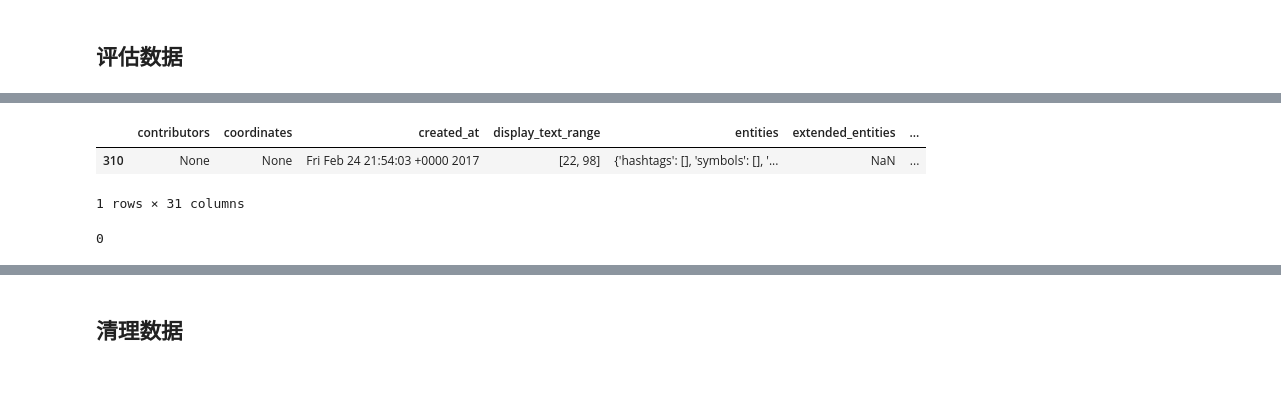
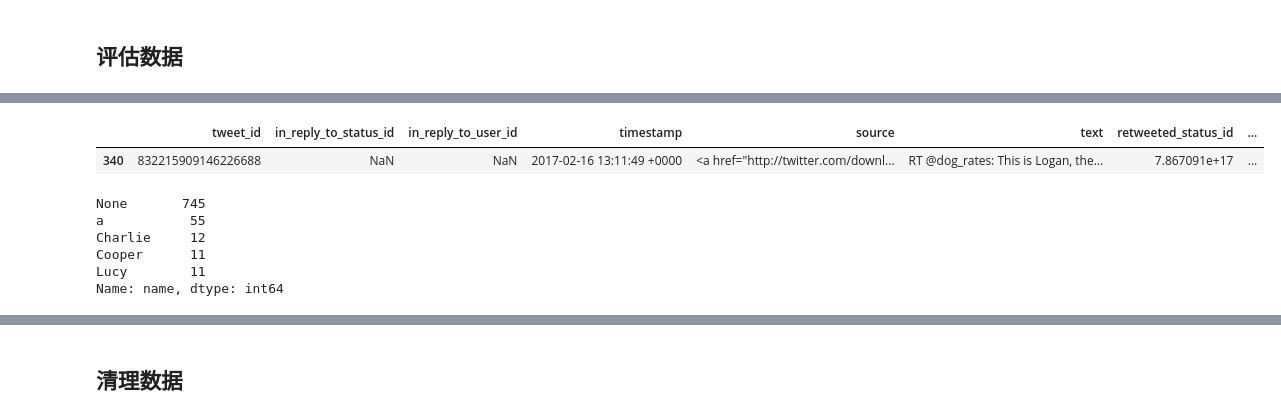
Before and after one commit to xuncheng/wrangle_dog_rates_tweets, a Jupyter notebook: wrangle_act.ipynb, the cells around one changed output, grey strips where cells are left out. Saved outputs shown, nothing was run; the diff lists cells and outputs as text; code cells hidden in the pictures; blank space fills up the shorter version.

```diff
--- a/wrangle_act.ipynb
+++ b/wrangle_act.ipynb
@@ -28,13 +27,20 @@ df_arc.query("rating_denominator != 10").head(1)
 # %% [output]
 |  | tweet_id | in_reply_to_status_id | in_reply_to_user_id | timestamp | source | text | retweeted_status_id | ... |
 | 313 | 835246439529840640 | 8.352460e+17 | 26259576.0 | 2017-02-24 21:54:03 +0000 | <a href="http://twitter.com/downl... | @jonnysun @Lin_Manuel ok jomny I ... | NaN | ... |
-# %%
-df_api.query("id==835246439529840640").head(1)
-# %% [output]
-|  | contributors | coordinates | created_at | display_text_range | entities | extended_entities | ... |
-| 310 | None | None | Fri Feb 24 21:54:03 +0000 2017 | [22, 98] | {'hashtags': [], 'symbols': [], '... | NaN | ... |
-1 rows × 31 columns
-# %%
-df_arc["name"].isnull().sum()
-# %% [output]
-0
+# %%
+# `rating_numerator` 缺少小数点精度
+df_arc.query("tweet_id==832215909146226688").head(1)
+# %% [output]
+|  | tweet_id | in_reply_to_status_id | in_reply_to_user_id | timestamp | source | text | retweeted_status_id | ... |
+| 340 | 832215909146226688 | NaN | NaN | 2017-02-16 13:11:49 +0000 | <a href="http://twitter.com/downl... | RT @dog_rates: This is Logan, the... | 7.867091e+17 | ... |
+# %%
+# `name=None` 未识别成 NaN
+# `name` 大小写不统一
+df_arc['name'].value_counts()[:5]
+# %% [output]
+None       745
+a           55
+Charlie     12
+Cooper      11
+Lucy        11
+Name: name, dtype: int64
```
Also changed, not shown: parts of 39 cells of this notebook, 1 other file.
